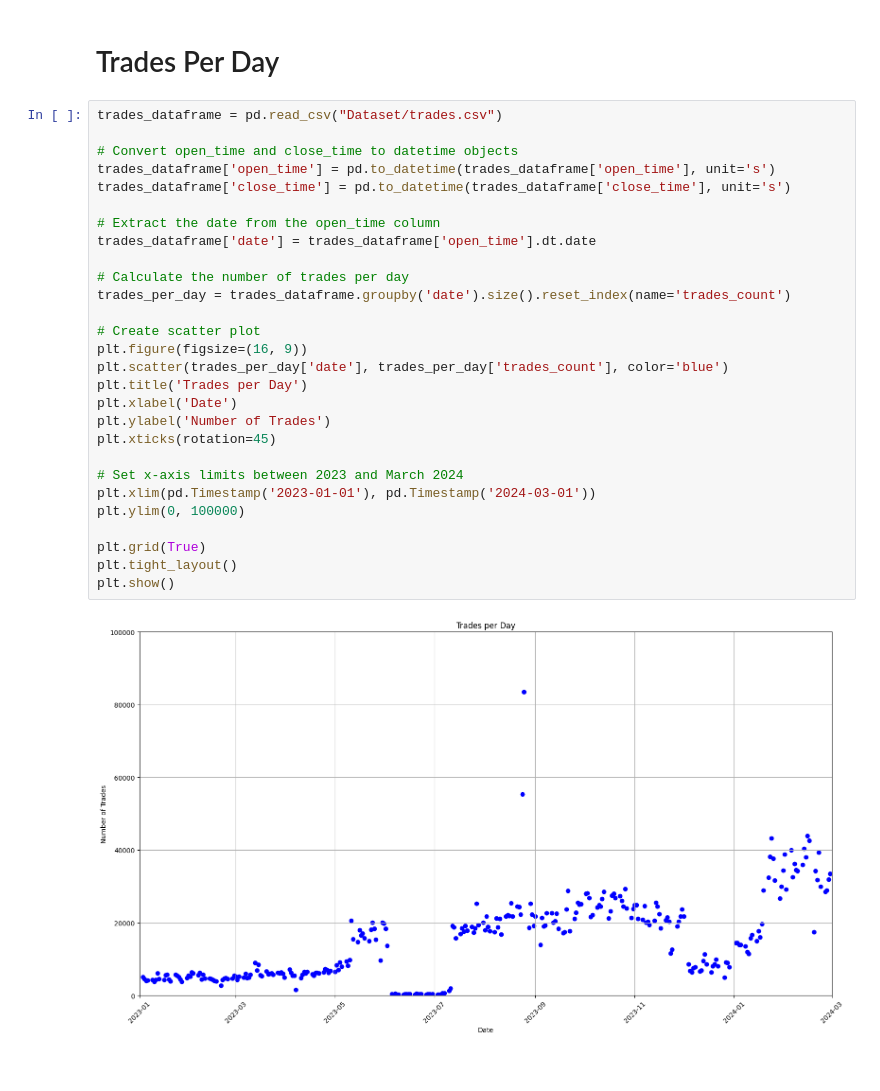
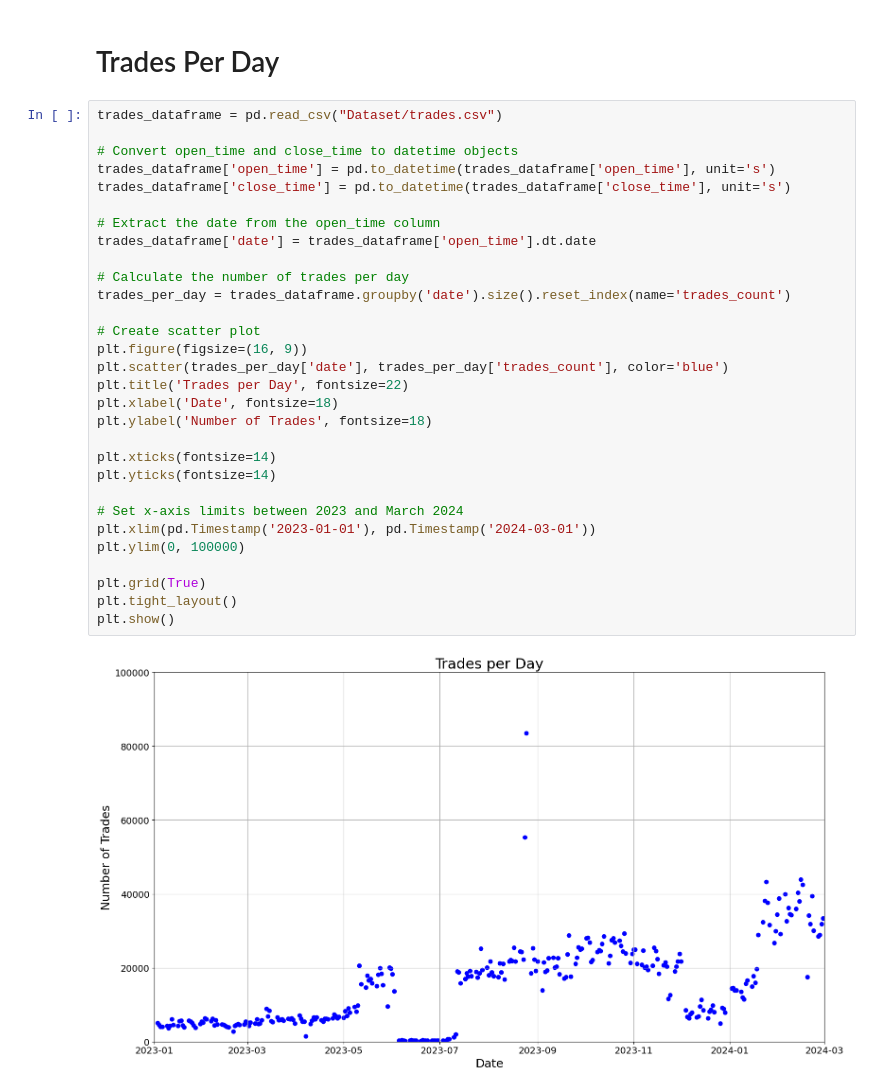
Before and after one commit to CommonCrayon/CapstoneProject, a Jupyter notebook: DataExploration.ipynb, the cells around one changed output. Drawn from its saved outputs; the diff is of its cells as text.

```diff
--- a/DataExploration.ipynb
+++ b/DataExploration.ipynb
@@ -344,33 +352,35 @@ Number of Data Entries: 4521777
 # %%
 trades_dataframe = pd.read_csv("Dataset/trades.csv")
 
 # Convert open_time and close_time to datetime objects
 trades_dataframe['open_time'] = pd.to_datetime(trades_dataframe['open_time'], unit='s')
 trades_dataframe['close_time'] = pd.to_datetime(trades_dataframe['close_time'], unit='s')
 
 # Extract the date from the open_time column
 trades_dataframe['date'] = trades_dataframe['open_time'].dt.date
 
 # Calculate the number of trades per day
 trades_per_day = trades_dataframe.groupby('date').size().reset_index(name='trades_count')
 
 # Create scatter plot
 plt.figure(figsize=(16, 9))
 plt.scatter(trades_per_day['date'], trades_per_day['trades_count'], color='blue')
-plt.title('Trades per Day')
-plt.xlabel('Date')
-plt.ylabel('Number of Trades')
-plt.xticks(rotation=45)
+plt.title('Trades per Day', fontsize=22)
+plt.xlabel('Date', fontsize=18)
+plt.ylabel('Number of Trades', fontsize=18)
+
+plt.xticks(fontsize=14)
+plt.yticks(fontsize=14)
 
 # Set x-axis limits between 2023 and March 2024
 plt.xlim(pd.Timestamp('2023-01-01'), pd.Timestamp('2024-03-01'))
 plt.ylim(0, 100000)
 
 plt.grid(True)
 plt.tight_layout()
 plt.show()
 # %% [output]
-[figure, old version]
+[figure, new version]
 # %%
 import pandas as pd
 import matplotlib.pyplot as plt
```
Also changed, not shown: parts of 5 cells of this notebook, 1 other file.
